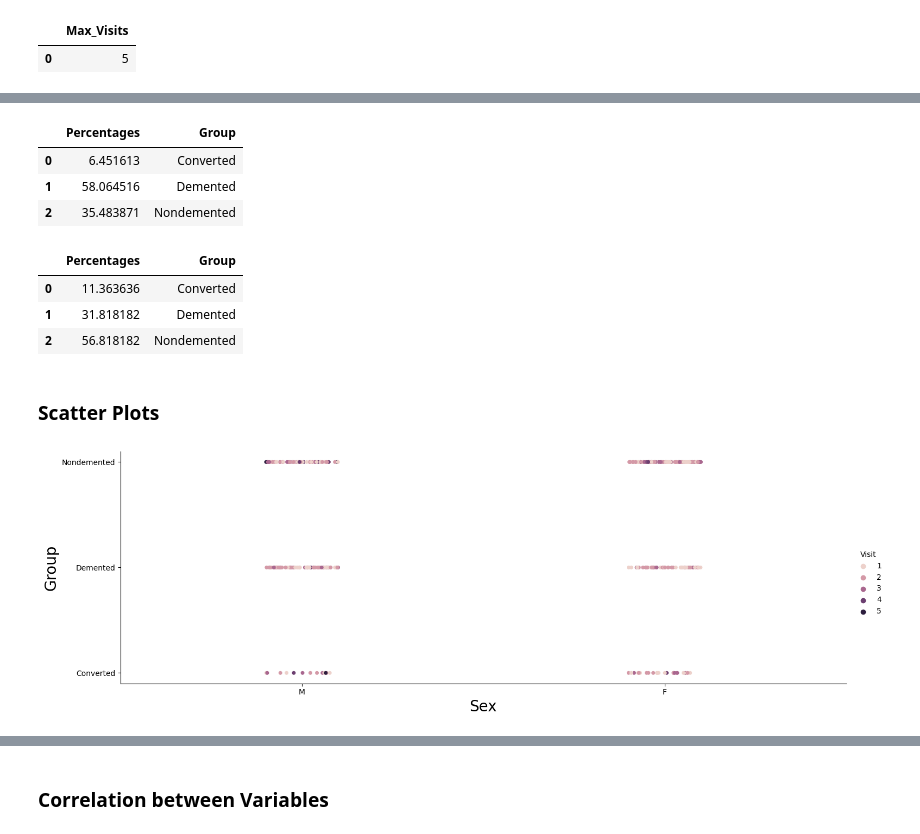
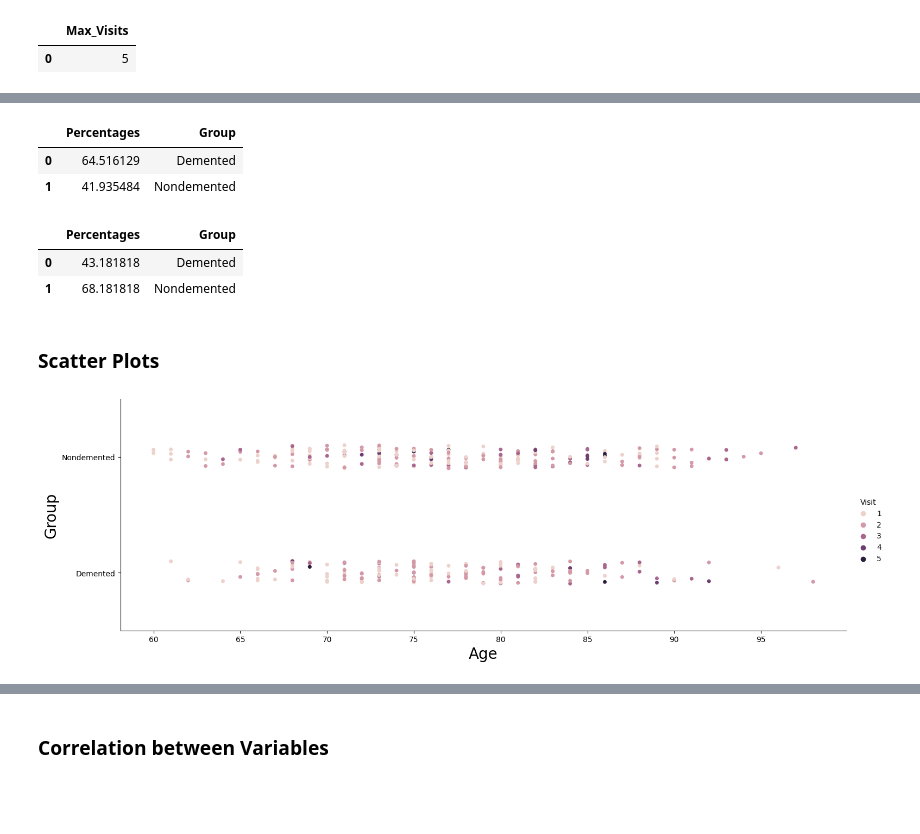
Before and after one commit to sspalding/Dementia-Prediction, a Jupyter notebook: Exploratory Data Analysis.ipynb, the cells around one changed output, grey strips where cells are left out. Saved outputs shown, nothing was run; the diff lists cells and outputs as text; code cells hidden in the pictures; blank space fills up the shorter version.

```diff
--- a/Exploratory Data Analysis.ipynb
+++ b/Exploratory Data Analysis.ipynb
@@ -111,31 +113,29 @@ def MakePercentages(Numbers,Total):
 # %%
 # calculate percentage of males with and without dementia and compare
-number_males = pd.read_sql('select count(distinct("Subject ID")) as "Number_Patients" from Raw_Data where "M/F" = "M";', conn).at[0,'Number_Patients']
+number_males = pd.read_sql('select count(distinct("Subject ID")) as "Number_Patients" from datawrangled where "M/F" = "1";', conn).at[0,'Number_Patients']
 male_data_percentages_df = MakePercentages(male_data['Number_Patients_Male'],number_males)
 male_data_percentages_df
 # %% [output]
 |  | Percentages | Group |
-| 0 | 6.451613 | Converted |
-| 1 | 58.064516 | Demented |
-| 2 | 35.483871 | Nondemented |
+| 0 | 64.516129 | Demented |
+| 1 | 41.935484 | Nondemented |
 # %%
 # calculate the percentage of females with and without dementia
-number_females = pd.read_sql('select count(distinct("Subject ID")) as "Number_Patients" from Raw_Data where "M/F" = "F";', conn).at[0,'Number_Patients']
+number_females = pd.read_sql('select count(distinct("Subject ID")) as "Number_Patients" from datawrangled where "M/F" = "0";', conn).at[0,'Number_Patients']
 female_data_percentages_df = MakePercentages(female_data['Number_Patients_Female'],number_females)
 female_data_percentages_df
 # %% [output]
 |  | Percentages | Group |
-| 0 | 11.363636 | Converted |
-| 1 | 31.818182 | Demented |
-| 2 | 56.818182 | Nondemented |
+| 0 | 43.181818 | Demented |
+| 1 | 68.181818 | Nondemented |
 # %% [markdown]
 ### Scatter Plots
 # %%
-# Sex vs Group with the legend showing visit number
-age_v_group = pd.read_sql('select "Group", "M/F", "Visit" from Raw_Data;', conn)
-sns.catplot(y='Group', x='M/F', hue='Visit', data=age_v_group, aspect=3)
-plt.xlabel('Sex', fontsize = 20)
+# Age vs Group with the legend showing visit number
+age_v_group = pd.read_sql('select "Group", "Age", "Visit" from datawrangled;', conn)
+sns.catplot(y='Group', x='Age', hue='Visit', data=age_v_group, aspect=3)
+plt.xlabel('Age', fontsize = 20)
 plt.ylabel('Group', fontsize = 20)
 plt.show()
 # %% [output]
-[figure, old version]
+[figure, new version]
```
Also changed, not shown: parts of 42 cells of this notebook, 3 other files.
